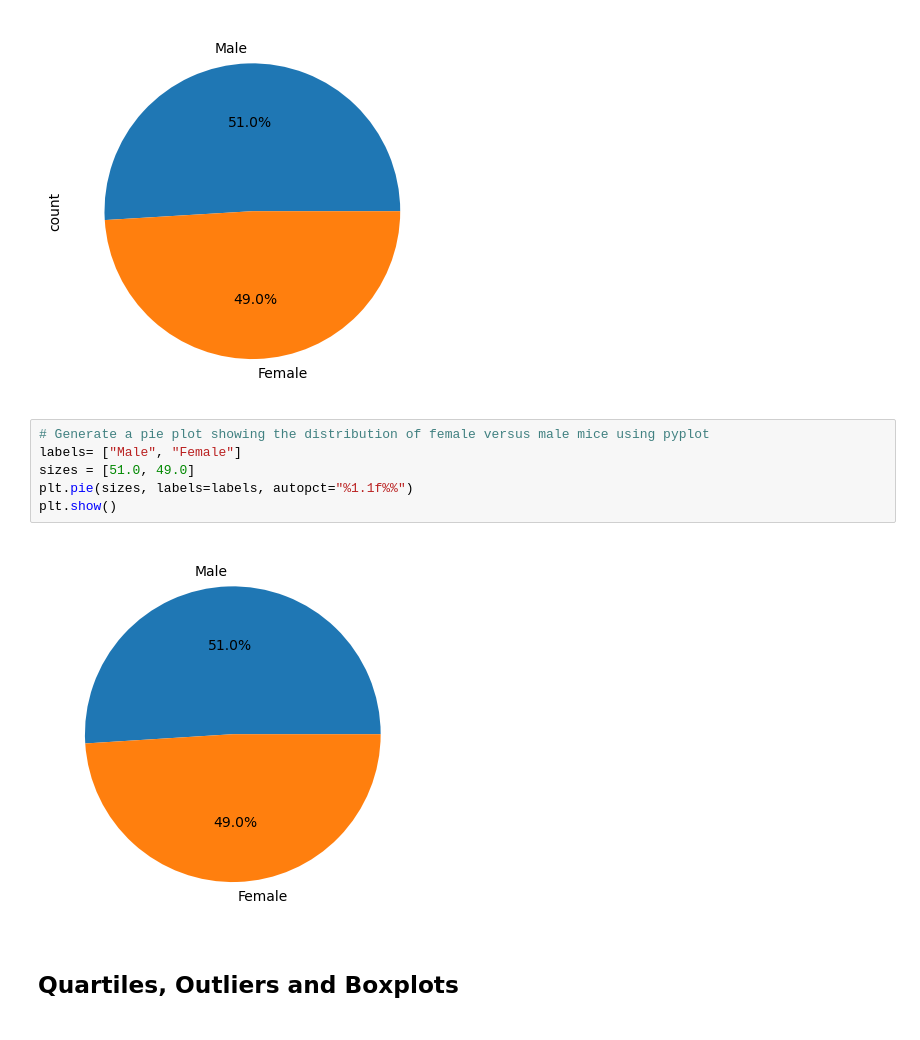
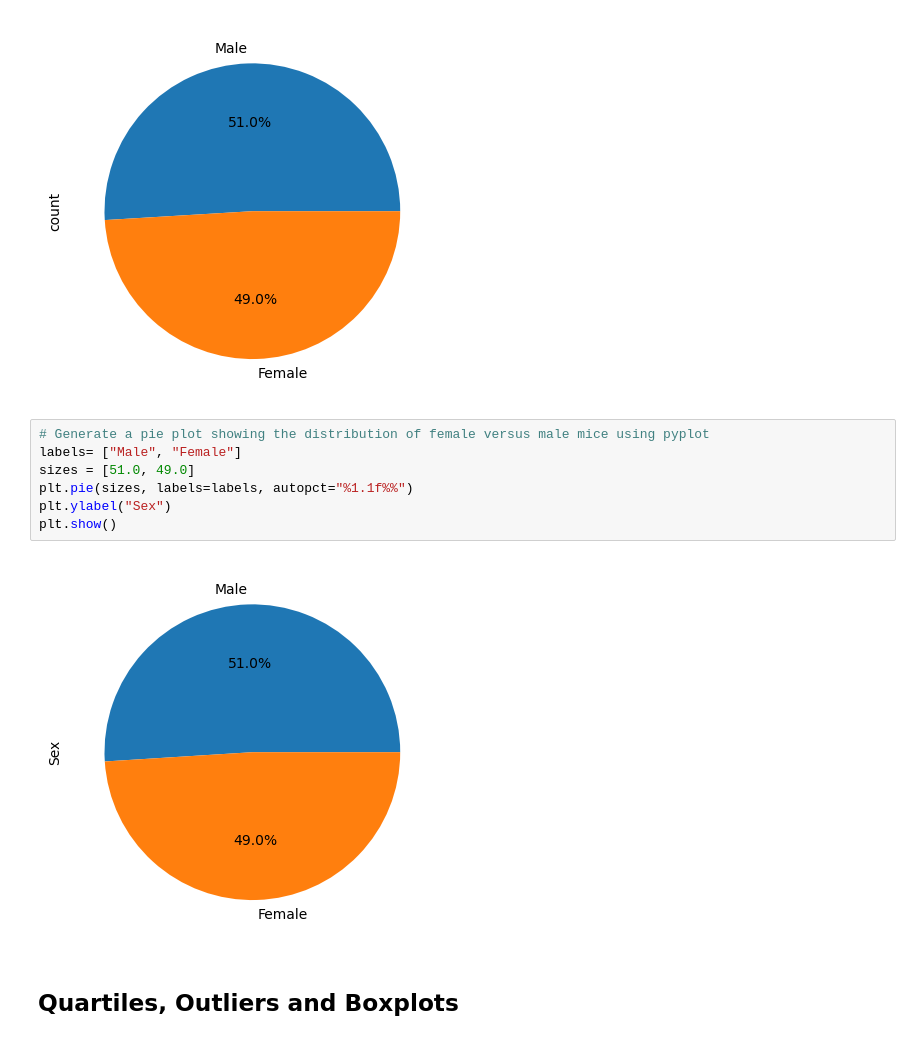
Before and after one commit to 31573/Elsie-data_visualization, a Jupyter notebook: pymaceuticals_starter.ipynb, the cells around one changed output. Cells and saved outputs as stored; diff of their text form.

```diff
--- a/pymaceuticals_starter.ipynb
+++ b/pymaceuticals_starter.ipynb
@@ -162,11 +167,12 @@ fem_vs_male.plot.pie(autopct = "%1.1f%%")
 # %%
 # Generate a pie plot showing the distribution of female versus male mice using pyplot
 labels= ["Male", "Female"]
 sizes = [51.0, 49.0]
 plt.pie(sizes, labels=labels, autopct="%1.1f%%")
+plt.ylabel("Sex")
 plt.show()
 # %% [output]
-[figure, old version]
+[figure, new version]
 # %% [markdown]
 ## Quartiles, Outliers and Boxplots
 # %%
```
Also changed, not shown: parts of 6 cells of this notebook.
